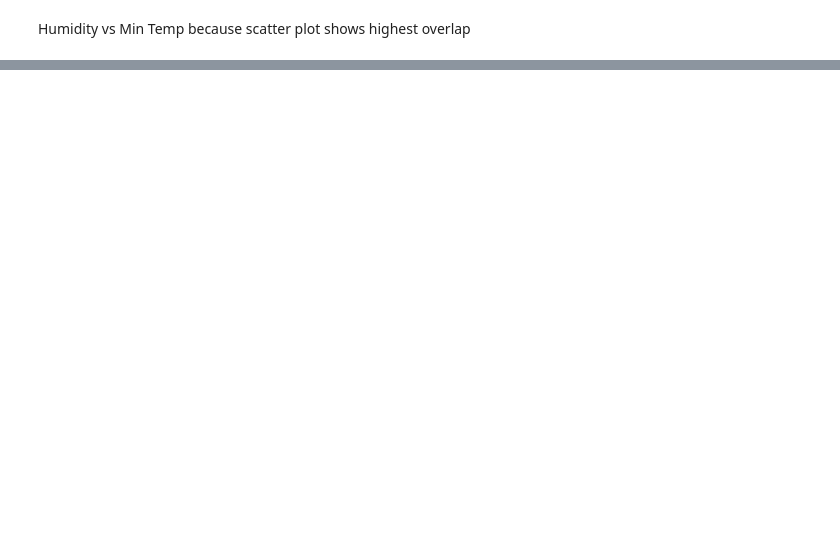
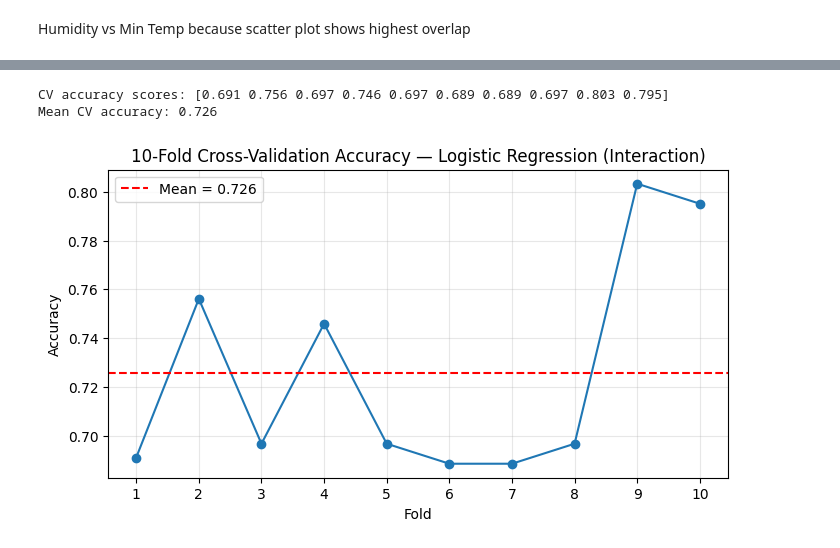
Before and after one commit to CraigChantre/Cogs_109_group_project, a Jupyter notebook: rain_models_LR.ipynb, the cells around one changed output, grey strips where cells are left out. Drawn from its saved outputs; the diff is of its cells as text; code cells hidden in the pictures; blank space fills up the shorter version.

```diff
--- a/rain_models_LR.ipynb
+++ b/rain_models_LR.ipynb
@@ -315,2 +526,10 @@ windier and cooler conditions accompany rainfall
 # %% [markdown]
 Humidity vs Min Temp because scatter plot shows highest overlap
+# %%
+# Copy to avoid modifying baseline data
+data_inter = data.copy()
+
+# Create interaction term
+data_inter['humidity_minTemp'] = data_inter['humidity'] * data_inter['min_temp']
+
+data_inter.head()
@@ -316,0 +609,38 @@ Humidity vs Min Temp because scatter plot shows highest overlap
+# %%
+scaler_all2 = StandardScaler().fit(data_inter[num_cols2])
+X_all2 = scaler_all2.transform(data_inter[num_cols2])
+y_all2 = data_inter[outcome].astype(int)
+
+log_inter2 = LogisticRegression(max_iter=1000)
+cv_results2 = cross_validate(
+    log_inter2,
+    X_all2,
+    y_all2,
+    cv=10,
+    scoring='accuracy',
+    return_train_score=False
+)
+
+
+cv_scores2 = cv_results2['test_score']
+cv_inter_mean = np.mean(cv_scores2).round(3)
+
+print("CV accuracy scores:", np.round(cv_scores2, 3))
+print("Mean CV accuracy:", np.mean(cv_scores2).round(3))
+# %% [output]
+CV accuracy scores: [0.691 0.756 0.697 0.746 0.697 0.689 0.689 0.697 0.803 0.795]
+Mean CV accuracy: 0.726
+# %%
+plt.figure(figsize=(8,4))
+plt.plot(range(1,11), cv_scores2, marker='o')
+plt.axhline(np.mean(cv_scores2), color='red', linestyle='--',
+            label=f"Mean = {np.mean(cv_scores2):.3f}")
+plt.title("10-Fold Cross-Validation Accuracy — Logistic Regression (Interaction)")
+plt.xlabel("Fold")
+plt.ylabel("Accuracy")
+plt.xticks(range(1,11))
+plt.legend()
+plt.grid(alpha=0.3)
+plt.show()
+# %% [output]
+[figure, added]
```
Also changed, not shown: parts of 67 cells of this notebook, 2 other files.
